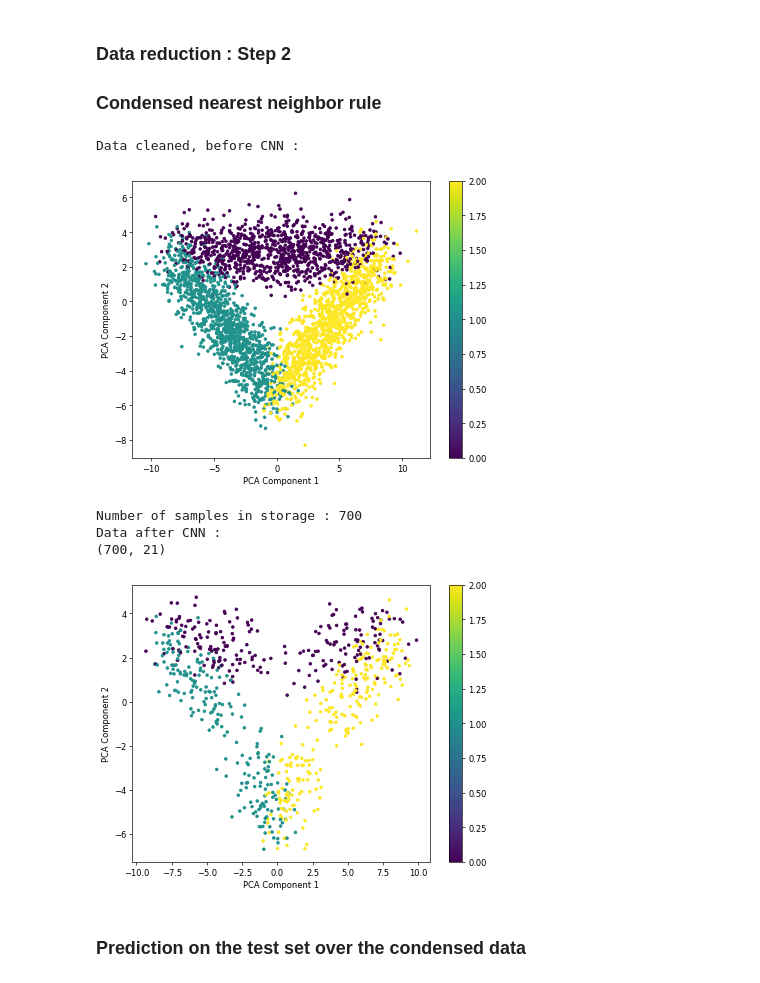
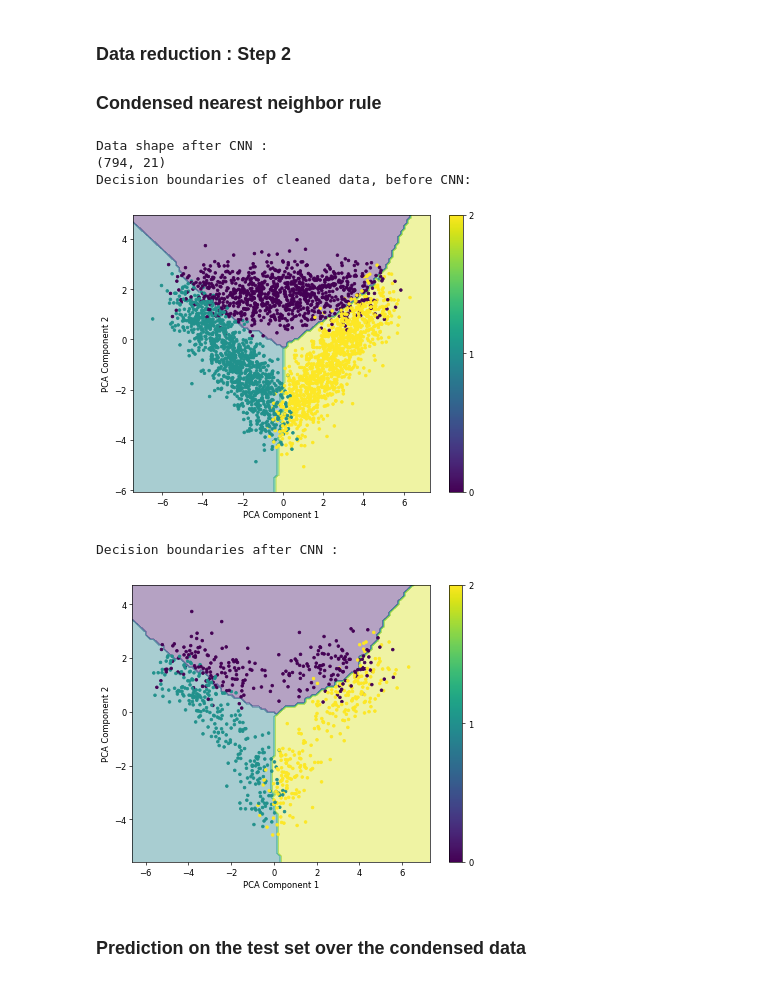
Before and after one commit to bapt-mat/Intro-to-Machine-Learning-Project, a Jupyter notebook: project.ipynb, the cells around one changed output. Drawn from its saved outputs; the diff is of its cells as text; code cells hidden in the pictures.

```diff
--- a/project.ipynb
+++ b/project.ipynb
@@ -45,7 +48,7 @@ def normalization(feat_to_norm) :
         new[:,i] = (feat_to_norm[:,i] - mean) / std
     return new
 
-#features = normalization(feat_to_norm=features)
+features = normalization(feat_to_norm=features)
 
 labels = np.array(data[:,data.shape[1]-1:])
 # %% [markdown]
@@ -307,10 +453,6 @@ def cross_validation(k, y_train_folds, nb_folds, list_dist_mat):
         fold_f_measures.append(fold_f_measure)
         fold_confusion_matrices.append(fold_cm)
 
-    """ print("Validation folds accuracies :"+str(fold_accuracies))
-    print("Errors : "+str(fold_errors))
-    print("F_measures : "+str(fold_f_measures)) """
-
     # Returning the mean of the metrics
     mean_accuracy = np.mean(fold_accuracies)
     mean_error = np.mean(fold_errors)
@@ -328,18 +470,13 @@ def tuning_k(nb_folds, y_folds, k_range, list_dist_mat):
     list_confusion_matrices = []
 
     # Iterate over the whole k range
-    for k in k_range :
+    for k in tqdm(k_range) :
         # Get the mean metrics for this k over the entire folds using cross-validation
         mean_acc, mean_error, mean_f_measure, mean_cm = cross_validation(k, y_folds, nb_folds, list_dist_mat)
         list_accuracies.append(mean_acc)
         list_errors.append(mean_error)
         list_f_measures.append(mean_f_measure)
         list_confusion_matrices.append(mean_cm)
-        """ print("k = "+str(k))
-        print("Mean accuracy = "+str(mean_acc))
-        print("Mean error : "+str(mean_error))
-        print("Mean f_measure : "+str(mean_f_measure))
-        print("Mean confusion Matrix : \n"+str(mean_cm)) """
 
     max_accuracy = max(list_accuracies)
     best_k = k_range[list_accuracies.index(max_accuracy)]
@@ -348,7 +485,7 @@ def tuning_k(nb_folds, y_folds, k_range, list_dist_mat):
     return best_k, list_accuracies, list_errors, list_f_measures, list_confusion_matrices
 
 k_max = int(x_train.shape[0] - (x_train.shape[0] / nb_folds))
-k_range = range(1, 200)
+k_range = range(1, 500)
 best_k, accuracies, errors, f_measures, confusion_matrices = tuning_k(nb_folds=nb_folds, y_folds=y_subsets, k_range=k_range, list_dist_mat=list_dist_mat)
 max_accuracy = max(accuracies)
 # %% [markdown]
@@ -473,7 +611,7 @@ def remove_outliers_and_bayes_region(x_set, y_set) :
     return new_x_cleaned, new_y_cleaned
 
 print("Initial data :")
-x_train_pca, mean_vector, top_eigenvectors = pca_train(x_train, 2)
+x_train_pca, mean_vector, top_eigenvectors, _ = pca_train(x_train, 2)
 plot_pca(x=x_train_pca, y=y_train)
 
 x_train_cleaned, y_train_cleaned = remove_outliers_and_bayes_region(x_set=x_train, y_set=y_train)
@@ -482,5 +620,8 @@ print("Cleaned data, outliers and examples of the bayesian region removed :")
 print(x_train_cleaned.shape)
 x_train_cleaned_pca = pca_transform(x_train_cleaned, mean_vector, top_eigenvectors)
 plot_pca(x=x_train_cleaned_pca, y=y_train_cleaned)
+
+plot_pca_boundaries(x_train_pca, y_train, k = best_k, resolution=100)
+plot_pca_boundaries(x_train_cleaned_pca, y_train_cleaned, k = best_k, resolution=100)
 # %% [output]
 Initial data :
@@ -525,44 +671,49 @@ def condensed_nearest_neighbor(x_set, y_set):
 
     # Drawing randomly the first sample and putting it in Storage
     ith_example = np.random.randint(1, x_set.shape[0])
     storage_x = np.vstack([storage_x, x_set[ith_example]])
     storage_y = np.append(storage_y, y_set[ith_example])
 
     # While no stabilization of Storage
     while(True):
         for i in range(len(x_set)):
+            if any((storage_x == x_set[i]).all(axis=1)): # If the example is already in storage skip it
+                continue
+
             y_pred = knn(labels=storage_y, k=1, new_input=x_set[i], features_set=storage_x)
             y_actual = y_set[i]
 
             # If xi is incorrectly classified we add it to the storage, else we ignore it
             if (y_pred != y_actual) :
                 storage_x = np.vstack([storage_x, x_set[i]])
                 storage_y = np.append(storage_y, y_set[i])
 
         len_storage_actual = len(storage_x)
 
         if (len_storage_prec == len_storage_actual):
             break
 
         len_storage_prec = len_storage_actual
 
-    print("Number of samples in storage : "+str(len_storage_actual))
     return storage_x, storage_y
 
-print("Data cleaned, before CNN :")
-plot_pca(x_train_cleaned_pca, y_train_cleaned)
 x_CNN, y_CNN = condensed_nearest_neighbor(x_train_cleaned, y_train_cleaned)
-print("Data after CNN :")
+print("Data shape after CNN :")
 print(x_CNN.shape)
+
 x_CNN_pca = pca_transform(x_CNN, mean_vector, top_eigenvectors)
-plot_pca(x_CNN_pca, y_CNN)
+
+print("Decision boundaries of cleaned data, before CNN:")
+plot_pca_boundaries(x_train_cleaned_pca, y_train_cleaned, k=best_k,resolution=100)
+print("Decision boundaries after CNN :")
+plot_pca_boundaries(x_CNN_pca, y_CNN, k=best_k, resolution=100)
 # %% [output]
-Data cleaned, before CNN :
+Data shape after CNN :
+(794, 21)
+Decision boundaries of cleaned data, before CNN:
-[figure, old version]
+[figure, new version]
-Number of samples in storage : 700
-Data after CNN :
-(700, 21)
+Decision boundaries after CNN :
-[figure, old version]
+[figure, new version]
 # %% [markdown]
 ### Prediction on the test set over the condensed data
 # %%
```
Also changed, not shown: parts of 33 cells of this notebook, 17 other files.
